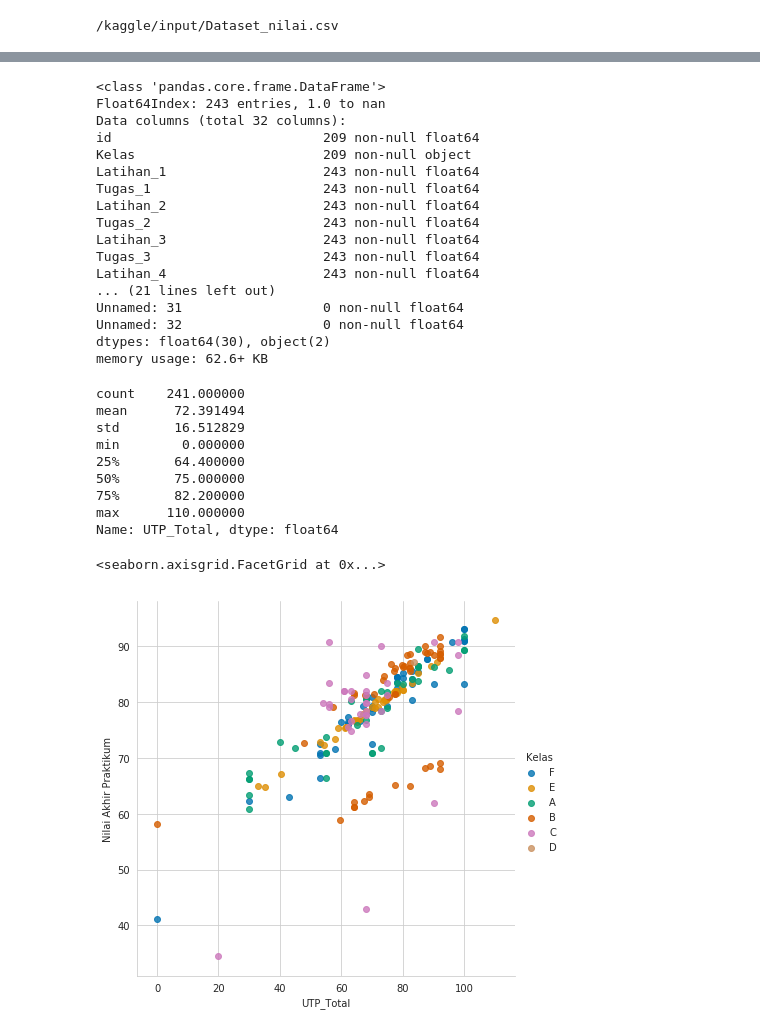
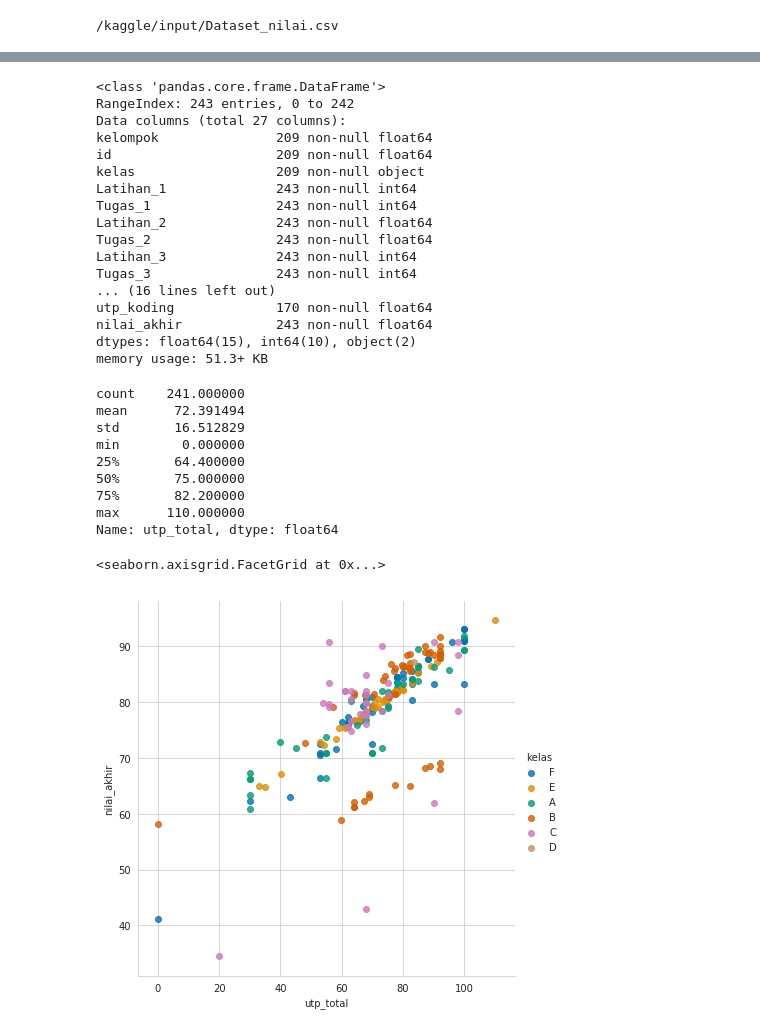
Before and after one commit to LaodeMFauzan/Learn-Machine-Learning, a Jupyter notebook: Portfolio/Clustering Project.ipynb, the cells around one changed output, grey strips where cells are left out. Saved outputs shown, nothing was run; the diff lists cells and outputs as text; code cells hidden in the pictures.

Commit message:
show clustering data

```diff
--- a/Portfolio/Clustering Project.ipynb
+++ b/Portfolio/Clustering Project.ipynb
@@ -19,7 +19,7 @@ for dirname, _, filenames in os.walk('/kaggle/input'):
 # %% [output]
 /kaggle/input/Dataset_nilai.csv
 # %%
-grades = pd.read_csv("../input/Dataset_nilai.csv",index_col=0)
+grades = pd.read_csv("../input/Dataset_nilai.csv",index_col=False)
 # %%
 grades.head()
 # %% [output]
@@ -35,24 +34,24 @@ grades.head()
 grades.info()
 # %% [output]
 <class 'pandas.core.frame.DataFrame'>
-Float64Index: 243 entries, 1.0 to nan
-Data columns (total 32 columns):
-id                           209 non-null float64
-Kelas                        209 non-null object
-Latihan_1                    243 non-null float64
-Tugas_1                      243 non-null float64
-Latihan_2                    243 non-null float64
-Tugas_2                      243 non-null float64
-Latihan_3                    243 non-null float64
-Tugas_3                      243 non-null float64
-Latihan_4                    243 non-null float64
-... (21 lines left out)
-Unnamed: 31                  0 non-null float64
-Unnamed: 32                  0 non-null float64
-dtypes: float64(30), object(2)
-memory usage: 62.6+ KB
+RangeIndex: 243 entries, 0 to 242
+Data columns (total 27 columns):
+kelompok               209 non-null float64
+id                     209 non-null float64
+kelas                  209 non-null object
+Latihan_1              243 non-null int64
+Tugas_1                243 non-null int64
+Latihan_2              243 non-null float64
+Tugas_2                243 non-null float64
+Latihan_3              243 non-null int64
+Tugas_3                243 non-null int64
+... (16 lines left out)
+utp_koding             170 non-null float64
+nilai_akhir            243 non-null float64
+dtypes: float64(15), int64(10), object(2)
+memory usage: 51.3+ KB
 # %%
-grades.UTP_Total.describe()
+grades.utp_total.describe()
 # %% [output]
 count    241.000000
 mean      72.391494
@@ -62,11 +61,11 @@ min        0.000000
 50%       75.000000
 75%       82.200000
 max      110.000000
-Name: UTP_Total, dtype: float64
+Name: utp_total, dtype: float64
 # %%
 sns.set_style('whitegrid')
-sns.lmplot('UTP_Total','Nilai Akhir Praktikum',data=df, hue = 'Kelas',
+sns.lmplot('utp_total','nilai_akhir',data=grades, hue = 'kelas',
            palette='colorblind',size=6,aspect=1,fit_reg=False)
 # %% [output]
 <seaborn.axisgrid.FacetGrid at 0x...>
-[figure, old version]
+[figure, new version]
```
Also changed, not shown: parts of 8 cells of this notebook.
